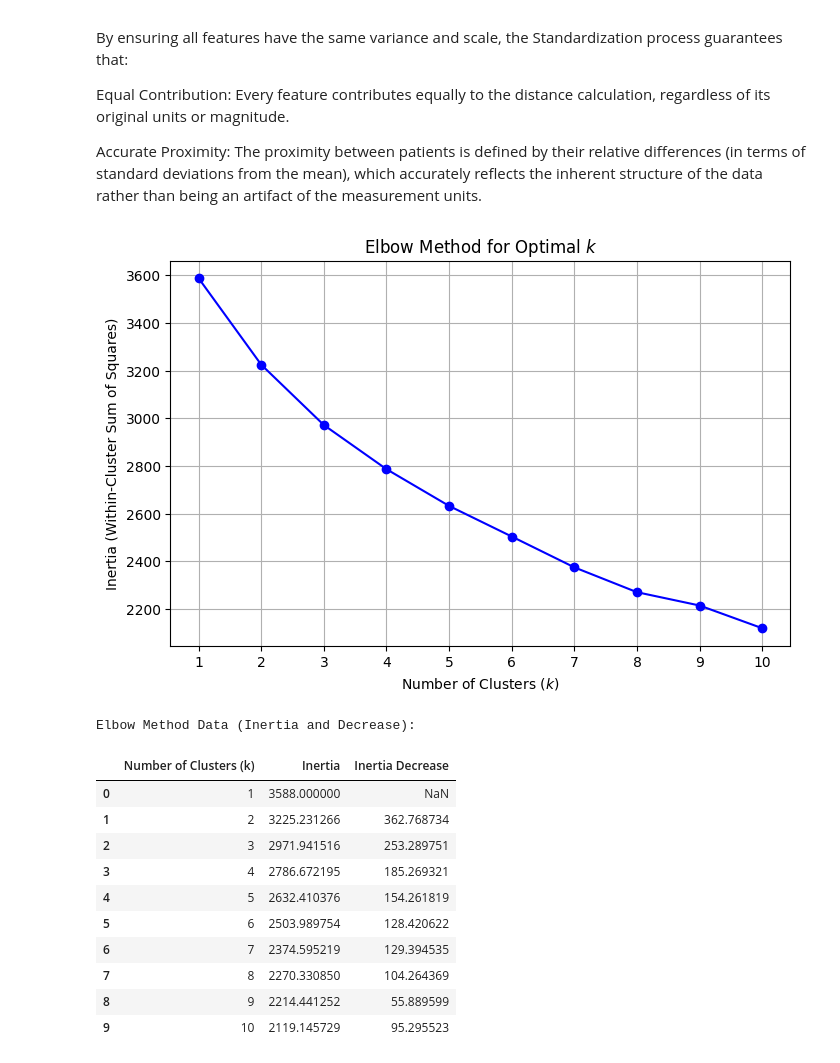
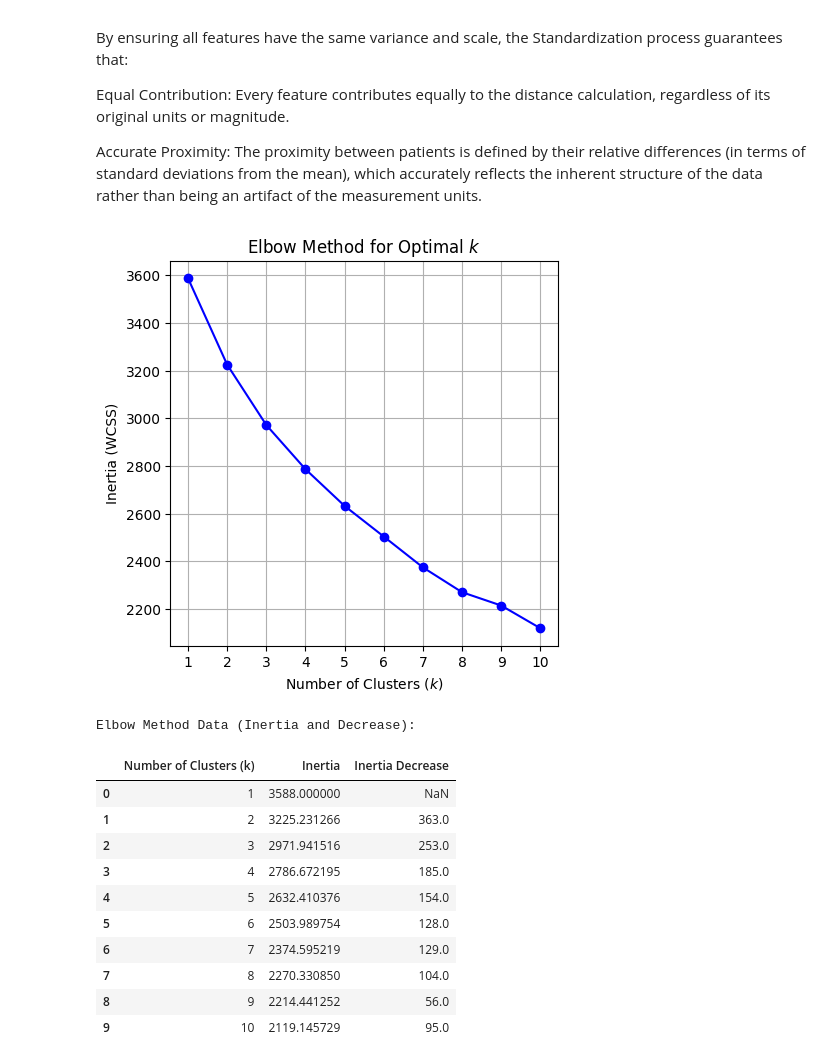
Before and after one commit to komisarzGiT/gai, a Jupyter notebook: UG_ML02.ipynb, the cells around one changed output. Drawn from its saved outputs; the diff is of its cells as text; code cells hidden in the pictures.

```diff
--- a/UG_ML02.ipynb
+++ b/UG_ML02.ipynb
@@ -229,29 +227,29 @@ Accurate Proximity: The proximity between patients is defined by their relative
 # %%
 #  Determining Optimal k (Elbow Method) ---
 inertia = []
-K_range = range(1, 11) #maximum number of centroids the same as mnumber of features
+K_range = range(1, 11)
 
 for k in K_range:
     # Set n_init=10 for robustness
     # use k-means++ for probabilistic centroid placement
     # repat 10 times, take highest inertia
     kmeans_elbow = KMeans(n_clusters=k, random_state=13, init='k-means++', n_init=10)
     kmeans_elbow.fit(X_cardiac_scaled)
     inertia.append(kmeans_elbow.inertia_)
 
 
 # Plot the Elbow Curve
-plt.figure(figsize=(8, 5))
+plt.figure(figsize=(5, 5))
 plt.plot(K_range, inertia, marker='o', linestyle='-', color='blue')
 plt.title('Elbow Method for Optimal $k$')
 plt.xlabel('Number of Clusters ($k$)')
-plt.ylabel('Inertia (Within-Cluster Sum of Squares)')
+plt.ylabel('Inertia (WCSS)')
 plt.xticks(K_range)
 plt.grid(True)
 plt.savefig("elbow_method.png")
 plt.show()
 # %% [output]
-[figure, old version]
+[figure, new version]
 # %%
 # Create a DataFrame for inertia and K_range
 elbow_data = pd.DataFrame({
@@ -260,7 +258,7 @@ elbow_data = pd.DataFrame({
 })
 
 # Calculate the decrease in inertia from the previous k
-elbow_data['Inertia Decrease'] = elbow_data['Inertia'].diff().abs()
+elbow_data['Inertia Decrease'] = elbow_data['Inertia'].diff().abs().round(0)
 
 print("Elbow Method Data (Inertia and Decrease):")
 display(elbow_data)
@@ -268,12 +266,12 @@ display(elbow_data)
 Elbow Method Data (Inertia and Decrease):
 |  | Number of Clusters (k) | Inertia | Inertia Decrease |
 | 0 | 1 | 3588.000000 | NaN |
-| 1 | 2 | 3225.231266 | 362.768734 |
-| 2 | 3 | 2971.941516 | 253.289751 |
-| 3 | 4 | 2786.672195 | 185.269321 |
-| 4 | 5 | 2632.410376 | 154.261819 |
-| 5 | 6 | 2503.989754 | 128.420622 |
-| 6 | 7 | 2374.595219 | 129.394535 |
-| 7 | 8 | 2270.330850 | 104.264369 |
-| 8 | 9 | 2214.441252 | 55.889599 |
-| 9 | 10 | 2119.145729 | 95.295523 |
+| 1 | 2 | 3225.231266 | 363.0 |
+| 2 | 3 | 2971.941516 | 253.0 |
+| 3 | 4 | 2786.672195 | 185.0 |
+| 4 | 5 | 2632.410376 | 154.0 |
+| 5 | 6 | 2503.989754 | 128.0 |
+| 6 | 7 | 2374.595219 | 129.0 |
+| 7 | 8 | 2270.330850 | 104.0 |
+| 8 | 9 | 2214.441252 | 56.0 |
+| 9 | 10 | 2119.145729 | 95.0 |
```
Also changed, not shown: parts of 8 cells of this notebook.
